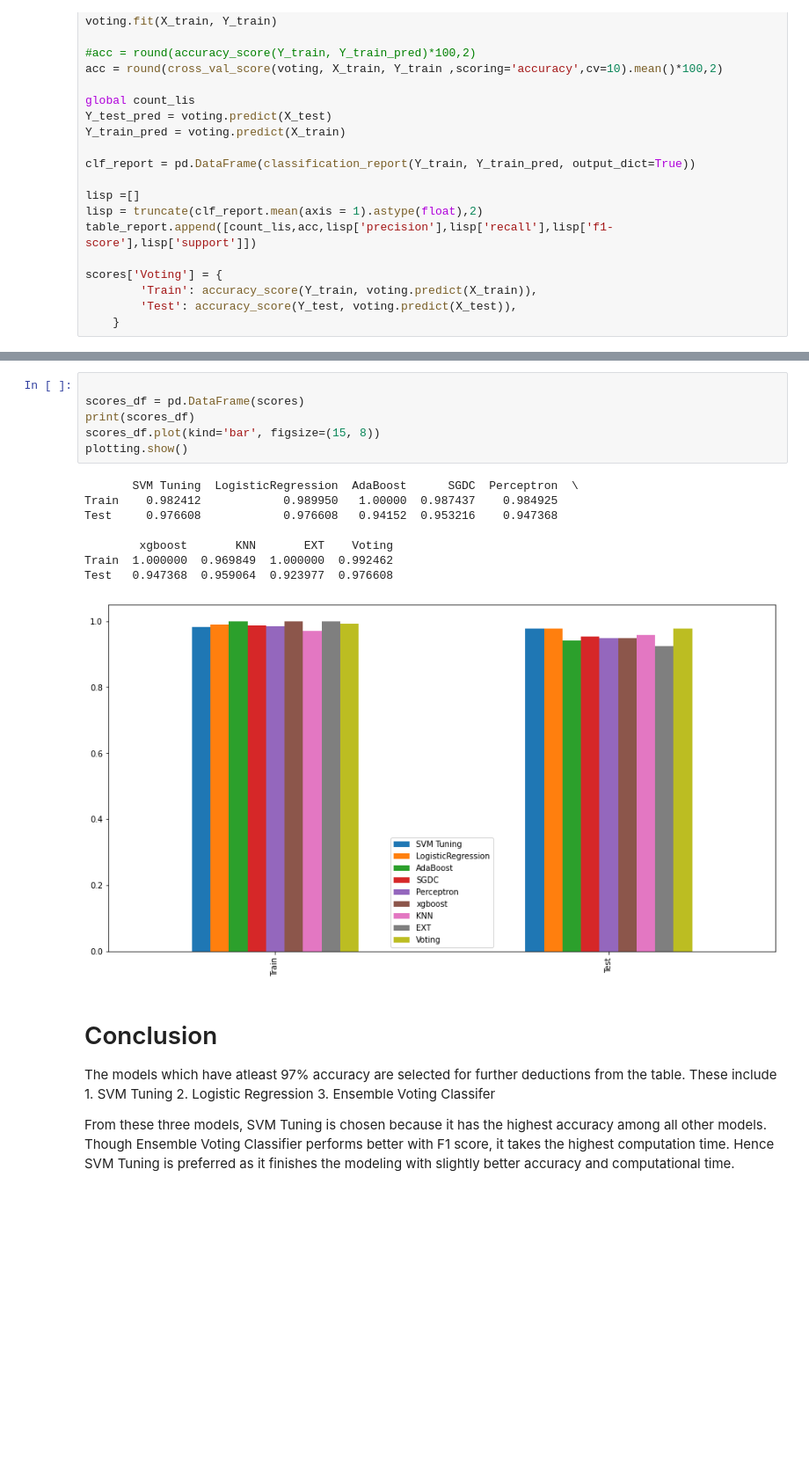
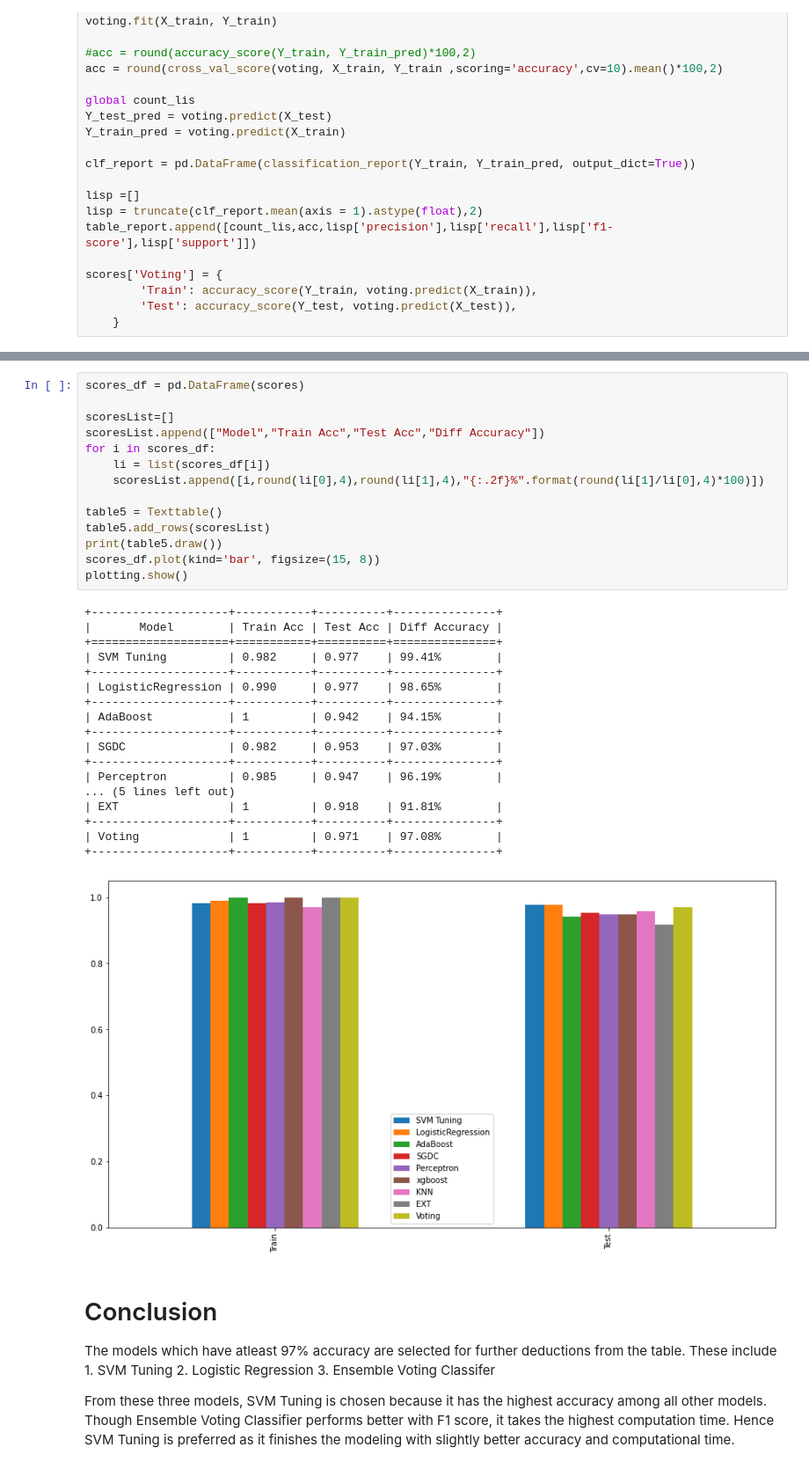
Before and after one commit to KaranrajMokan/Breast-Cancer-Prediction, a Jupyter notebook: C_pred.ipynb, the cells around one changed output, grey strips where cells are left out. Shown: that part at 88% size. Drawn from its saved outputs; the diff is of its cells as text; blank space fills up the shorter version.

Commit message:
Modifying printing table for final accuracies

```diff
--- a/C_pred.ipynb
+++ b/C_pred.ipynb
@@ -643,19 +643,37 @@ PREDICTION RESULTS
 +-------+--------+-------+--------+-------+---------+
-# %%
-
-scores_df = pd.DataFrame(scores)
-print(scores_df)
-scores_df.plot(kind='bar', figsize=(15, 8))
-plotting.show()
-# %% [output]
-       SVM Tuning  LogisticRegression  AdaBoost      SGDC  Perceptron  \
-Train    0.982412            0.989950   1.00000  0.987437    0.984925
-Test     0.976608            0.976608   0.94152  0.953216    0.947368
-
-        xgboost       KNN       EXT    Voting
-Train  1.000000  0.969849  1.000000  0.992462
-Test   0.947368  0.959064  0.923977  0.976608
-[figure, removed]
+# %%
+scores_df = pd.DataFrame(scores)
+
+scoresList=[]
+scoresList.append(["Model","Train Acc","Test Acc","Diff Accuracy"])
+for i in scores_df:
+    li = list(scores_df[i])
+    scoresList.append([i,round(li[0],4),round(li[1],4),"{:.2f}%".format(round(li[1]/li[0],4)*100)])
+
+table5 = Texttable()
+table5.add_rows(scoresList)
+print(table5.draw())
+scores_df.plot(kind='bar', figsize=(15, 8))
+plotting.show()
+# %% [output]
++--------------------+-----------+----------+---------------+
+|       Model        | Train Acc | Test Acc | Diff Accuracy |
++====================+===========+==========+===============+
+| SVM Tuning         | 0.982     | 0.977    | 99.41%        |
++--------------------+-----------+----------+---------------+
+| LogisticRegression | 0.990     | 0.977    | 98.65%        |
++--------------------+-----------+----------+---------------+
+| AdaBoost           | 1         | 0.942    | 94.15%        |
++--------------------+-----------+----------+---------------+
+| SGDC               | 0.982     | 0.953    | 97.03%        |
++--------------------+-----------+----------+---------------+
+| Perceptron         | 0.985     | 0.947    | 96.19%        |
+... (5 lines left out)
+| EXT                | 1         | 0.918    | 91.81%        |
++--------------------+-----------+----------+---------------+
+| Voting             | 1         | 0.971    | 97.08%        |
++--------------------+-----------+----------+---------------+
+[figure, added]
 # %% [markdown]
 <h1> Conclusion </h1>
 
```
Also changed, not shown: parts of 6 cells of this notebook.
